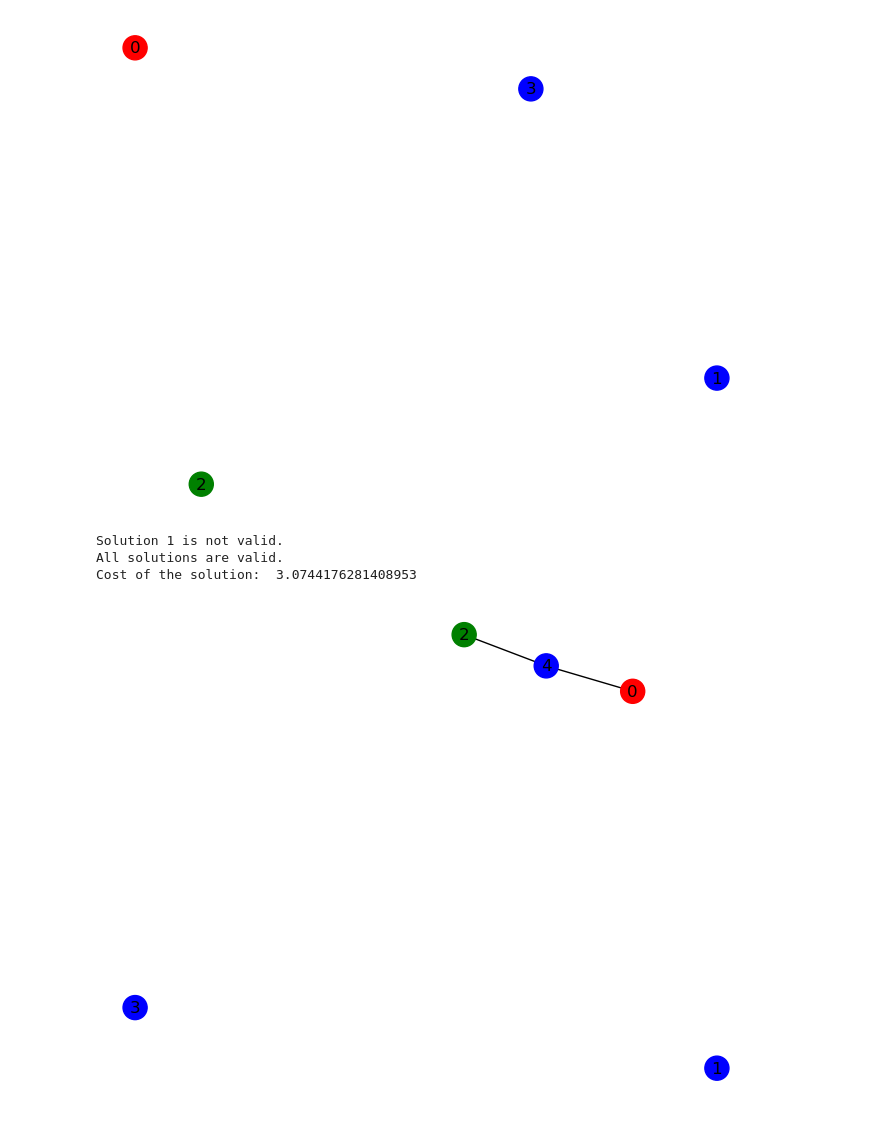
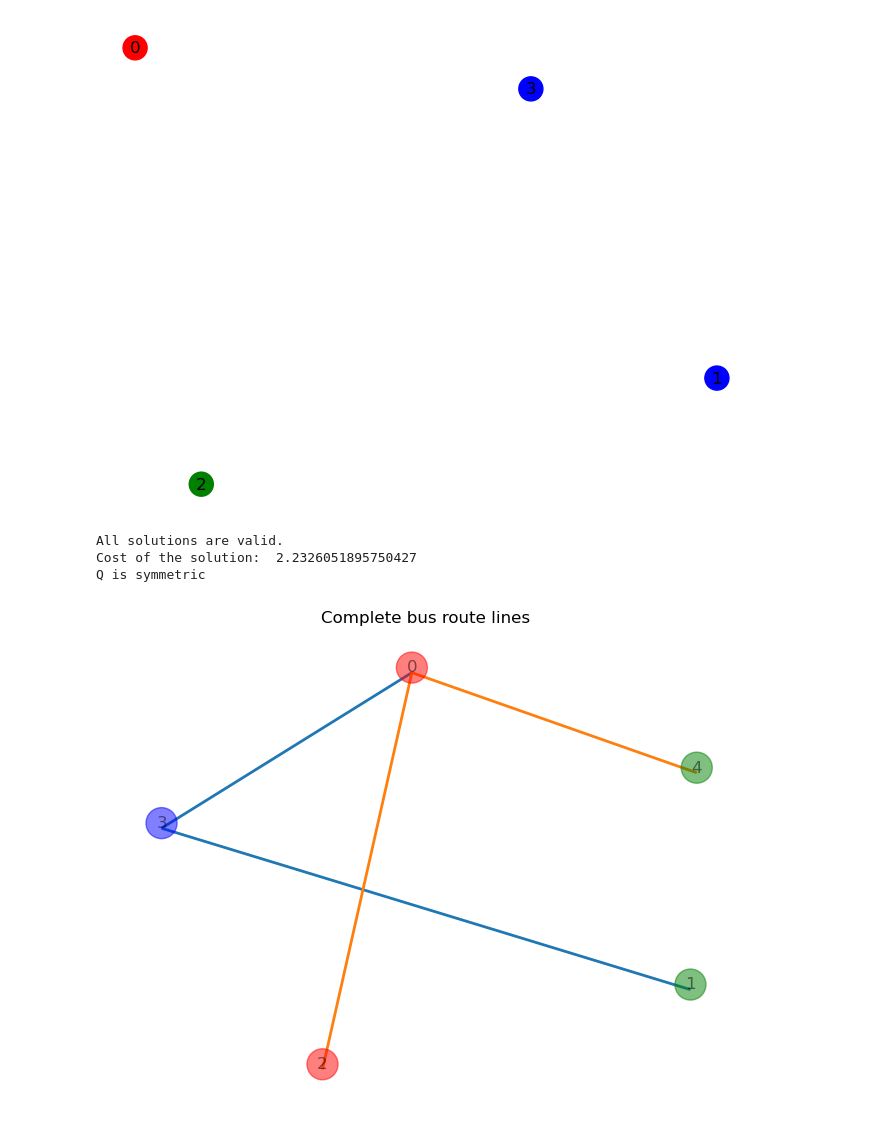
Before and after one commit to pasqal-io/Pasqal_Hackathon_Feb25_Team_03, a Jupyter notebook: TSP_QUBO_Solver_MULTILINE.ipynb, the cells around one changed output. Cells and saved outputs as stored; diff of their text form; code cells hidden in the pictures.

```diff
--- a/TSP_QUBO_Solver_MULTILINE.ipynb
+++ b/TSP_QUBO_Solver_MULTILINE.ipynb
@@ -11,8 +11,8 @@ distances_original_matrix = np.loadtxt("./data/matriz-rutas-granada")
 N = 5 # Number of stops
 p = 2 # Number of travels, aka number of edges. The number of involucred stops is then p+1
 
-startNodes = [0,1]
-endNodes = [2,3]
+startNodes = [0,2]
+endNodes = [1,4]
 L = len(startNodes)
 
 # process parameters
@@ -61,8 +61,8 @@ draw_solution_graph(solutions_multiple_lines[1], distances_N_stops_normalized, p
 # %%
 # Try to solve in an uniformed way
 
-all_lambdas = [load_lambda_means("lambdas_N_{}_p_{}".format(N,p)) for _ in range(L)]  # Load the same lambdas for all lines
-num_reads = 10000
+all_lambdas = [[(5-i)*load_lambda_means("lambdas_N_{}_p_{}".format(N,p))[i] for i in range(5)] for l in range(L)]  # Load the same lambdas for all lines
+num_reads = 20000
 
 
 solutions_multiple_lines_uninformed = generate_solutions_for_multiple_lines_uninformed(distances_N_stops_normalized, p, startNodes, endNodes, L, all_lambdas, num_reads)
@@ -72,11 +72,17 @@ check_multiline_validity(solutions_multiple_lines_uninformed, N, p, startNodes,
 solution_cost = distance_cost_of_multilines(solutions_multiple_lines_uninformed, distances_N_stops_normalized, p, bidirectional=True)
 
 print("Cost of the solution: ", solution_cost)
+
+Q_matrix_optimal,_ = create_QUBO_matrix(distances_N_stops_normalized, p, startNodes[1], endNodes[1], all_lambdas[1])
+
+if is_symmetric(Q_matrix_optimal):
+    print("Q is symmetric")
+    np.savetxt("./data/Q_matrix_optimal", Q_matrix_optimal)
 # %% [output]
-Solution 1 is not valid.
 All solutions are valid.
-Cost of the solution:  3.0744176281408953
+Cost of the solution:  2.2326051895750427
+Q is symmetric
 # %%
-draw_solution_graph(solutions_multiple_lines_uninformed[0], distances_N_stops_normalized, p, startNodes[0], endNodes[0])
+draw_multiple_solutions_graph(solutions_multiple_lines_uninformed, distances_N_stops_normalized, p, startNodes, endNodes)
 # %% [output]
-[figure, old version]
+[figure, new version]
```
Also changed, not shown: parts of 5 cells of this notebook, 3 other files.
